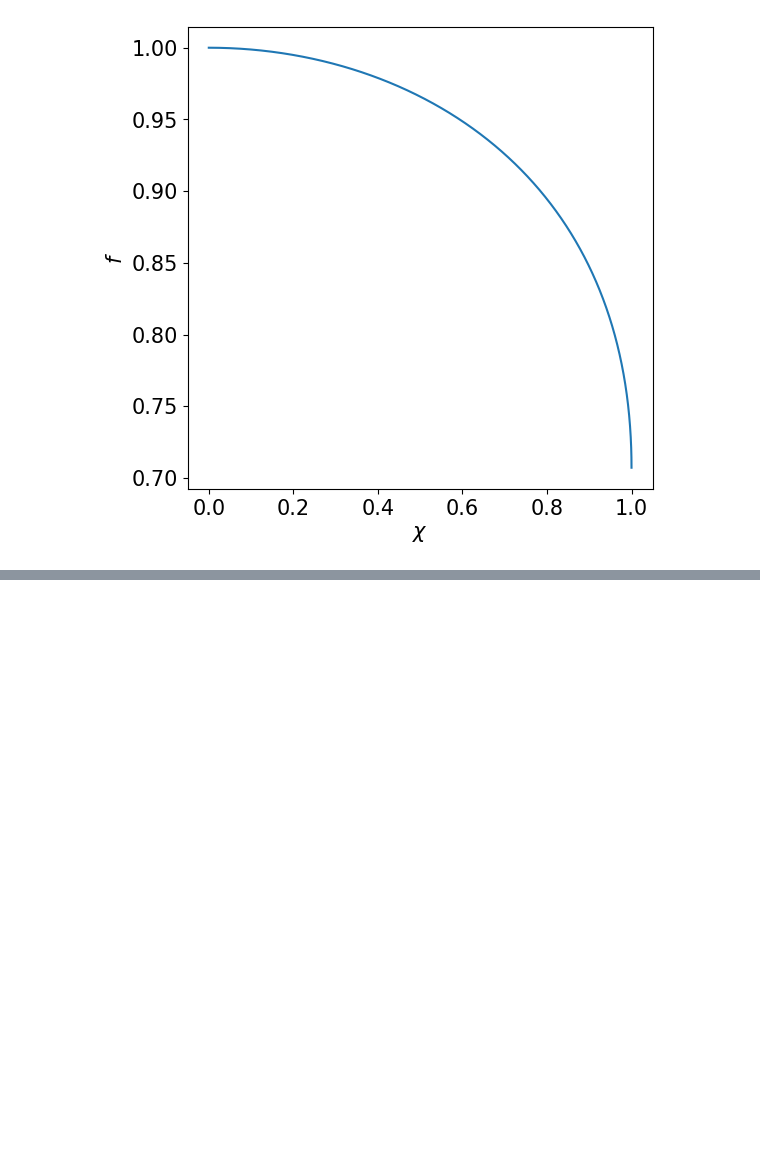
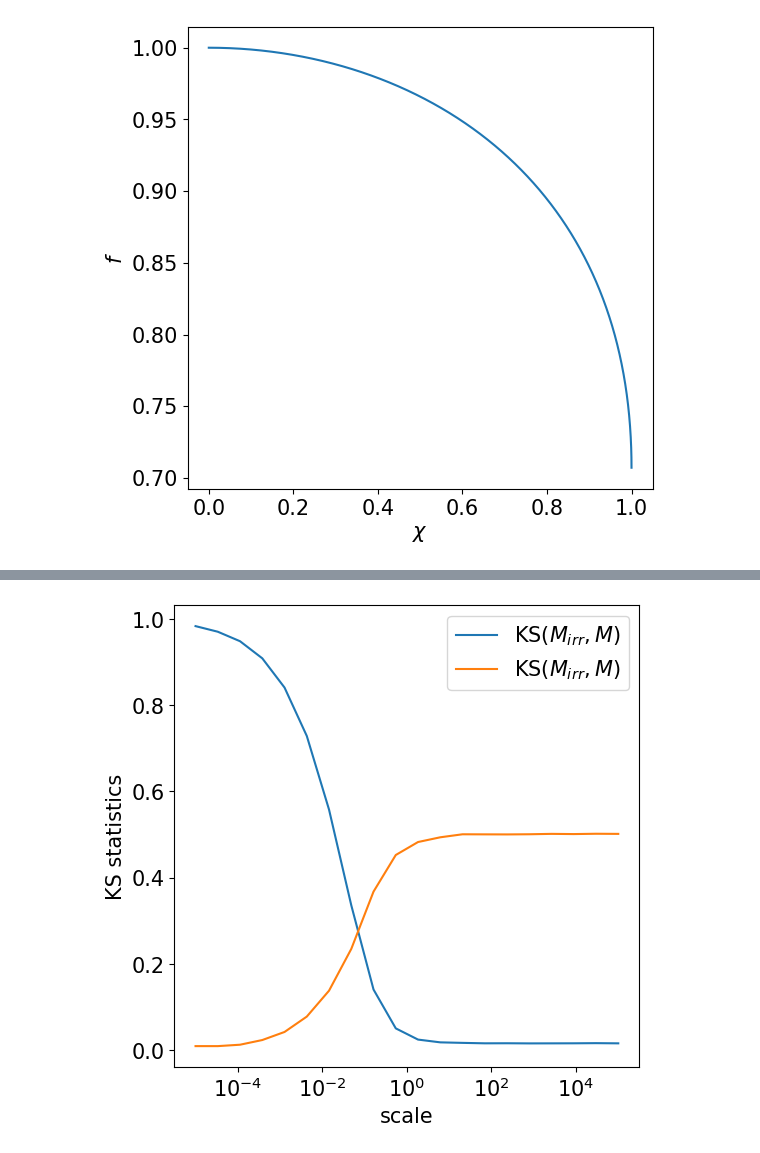
Before and after one commit to costanzamariasala/ilovegit, a Jupyter notebook: lec7_hissolution.ipynb, the cells around one changed output, grey strips where cells are left out. Saved outputs shown, nothing was run; the diff lists cells and outputs as text; code cells hidden in the pictures; blank space fills up the shorter version.

```diff
--- a/lec7_hissolution.ipynb
+++ b/lec7_hissolution.ipynb
@@ -84,0 +110,29 @@ Expected token, found end of text  (at char 11), (line:1, col:12)
+# %%
+# chedck this with a KS test
+scales = np.logspace(-5,5,20)
+ksM = []
+ksf = []
+
+N = 100000
+chi = np.random.uniform(0,1,N)
+f = littlef(chi)
+for scale in tqdm(scales):
+    M = np.random.normal(loc=1,scale=scale,size=N)
+
+    ksM.append(scipy.stats.ks_2samp(M, M*f))
+    ksf.append(scipy.stats.ks_2samp(m, M*f))
+
+ksM = np.array(ksM)
+ksf = np.array(ksf)
+# %%
+plt.plot(scales,ksM[:,0],label="KS$(M_{irr}, M)$")
+plt.plot(scales,ksf[:,0],label="KS$(M_{irr}, M)$")
+plt.semilogx()
+plt.xlabel("scale")
+plt.ylabel('KS statistics')
+plt.legend();
+
+# for small sigma, Mirr is distributed like M
+# for large sigma, Mirr is distributed like f
+# %% [output]
+[figure, added]
```
Also changed, not shown: parts of 10 cells of this notebook.
